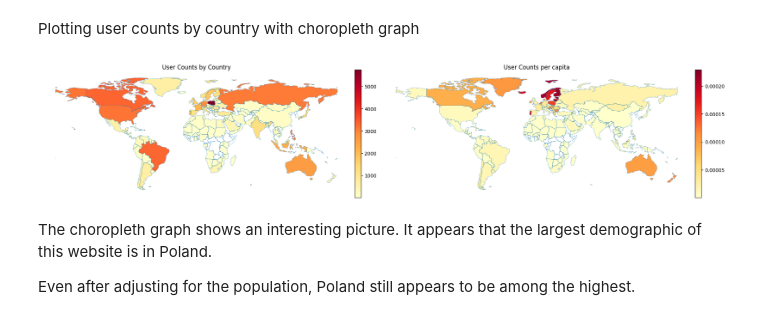
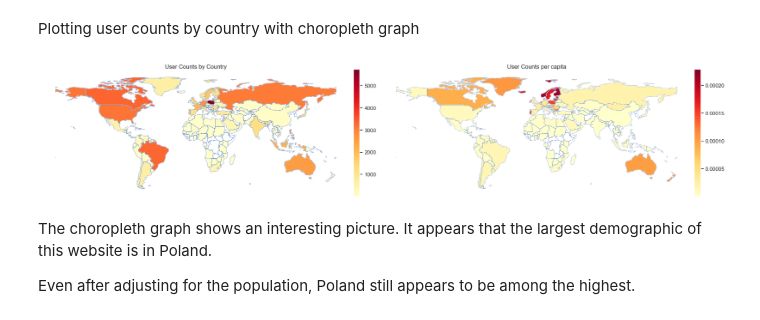
Before and after one commit to SafonovO/MyAnimeList-analysis, a Jupyter notebook: DataExploration.ipynb, the cells around one changed output. Drawn from its saved outputs; the diff is of its cells as text; code cells hidden in the pictures.

```diff
--- a/DataExploration.ipynb
+++ b/DataExploration.ipynb
@@ -59,29 +61,29 @@ Plotting user counts by country with choropleth graph
 # %%
 fig, (ax1,ax2) = plt.subplots(1, 2, figsize=(20, 5))
 
-world.boundary.plot(ax=ax1, linewidth=0.3)
+world.boundary.plot(ax=ax1, linewidth=0.4)
 choropleth = world.plot(column='User_Count', ax=ax1, legend=False, cmap='YlOrRd')
 
 world_adjusted  = world.copy()
 world_adjusted['User_Count'] = world_adjusted['User_Count'] / world_adjusted['POP_EST']
 world_adjusted.boundary.plot(ax=ax2, linewidth=0.3)
 choropleth_adjusted = world_adjusted.plot(column='User_Count', ax=ax2, legend=False, cmap='YlOrRd')
 # Create colorbar
 sm = plt.cm.ScalarMappable(cmap='YlOrRd',norm=mcolors.Normalize(vmin=world['User_Count'].min(), vmax=world['User_Count'].max()))
 sm.set_array([])
 cbar = fig.colorbar(sm, ax=ax1, orientation='vertical', fraction=0.02, pad=0.01)
 
 sm2 = plt.cm.ScalarMappable(cmap='YlOrRd',norm=mcolors.Normalize(vmin=world_adjusted['User_Count'].min(), vmax=world_adjusted['User_Count'].max()))
 sm2.set_array([])
 cbar2 = fig.colorbar(sm2, ax=ax2, orientation='vertical', fraction=0.02, pad=0.01)
 ax1.axis('off')
 ax1.set_title('User Counts by Country')
 ax2.axis('off')
 ax2.set_title('User Counts per capita')
 plt.tight_layout()
 plt.show()
 # %% [output]
-[figure, old version]
+[figure, new version]
 # %% [markdown]
 The choropleth graph shows an interesting picture. It appears that the largest demographic of this website is in Poland.
 
```
Also changed, not shown: parts of 4 cells of this notebook, 1 other file.
